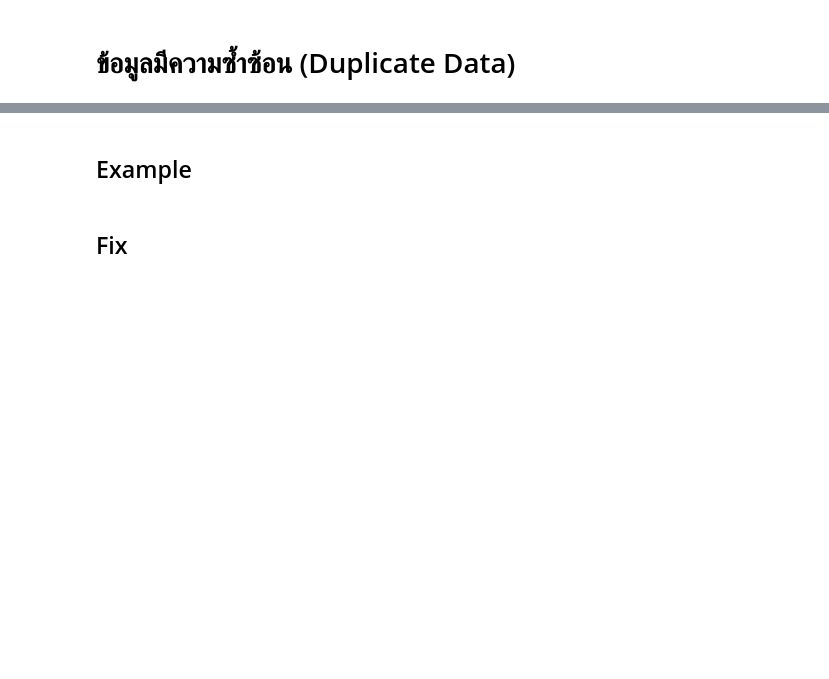
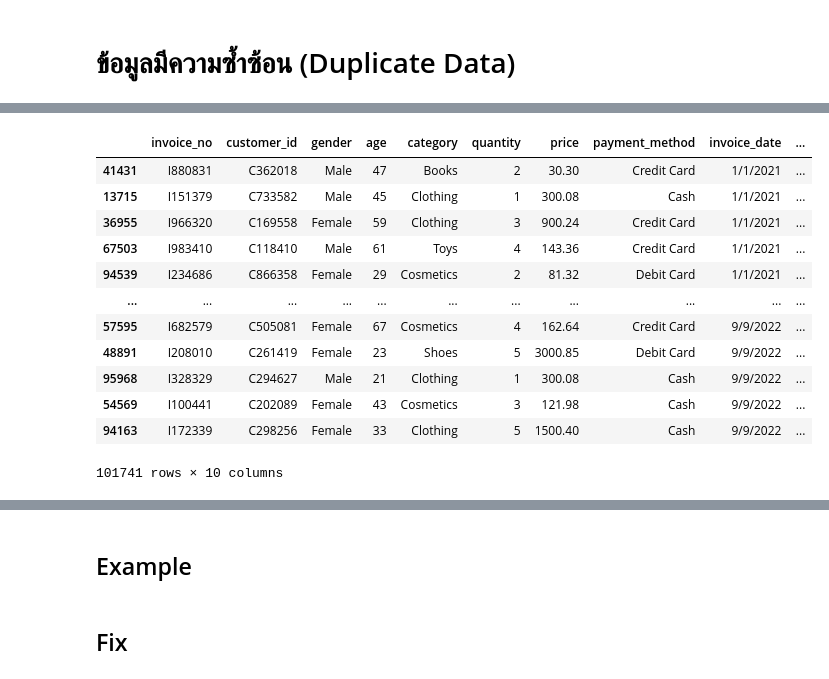
Before and after one commit to puttipongyy/BSC_DPDM23, a Jupyter notebook: Data_Preprocessing.ipynb, the cells around one changed output, grey strips where cells are left out. Saved outputs shown, nothing was run; the diff lists cells and outputs as text; code cells hidden in the pictures; blank space fills up the shorter version.

```diff
--- a/Data_Preprocessing.ipynb
+++ b/Data_Preprocessing.ipynb
@@ -249,0 +368,16 @@ quiz
+# %%
+new_shopping_dup.sort_values("invoice_date")
+# %% [output]
+|  | invoice_no | customer_id | gender | age | category | quantity | price | payment_method | invoice_date | ... |
+| 41431 | I880831 | C362018 | Male | 47 | Books | 2 | 30.30 | Credit Card | 1/1/2021 | ... |
+| 13715 | I151379 | C733582 | Male | 45 | Clothing | 1 | 300.08 | Cash | 1/1/2021 | ... |
+| 36955 | I966320 | C169558 | Female | 59 | Clothing | 3 | 900.24 | Credit Card | 1/1/2021 | ... |
+| 67503 | I983410 | C118410 | Male | 61 | Toys | 4 | 143.36 | Credit Card | 1/1/2021 | ... |
+| 94539 | I234686 | C866358 | Female | 29 | Cosmetics | 2 | 81.32 | Debit Card | 1/1/2021 | ... |
+| ... | ... | ... | ... | ... | ... | ... | ... | ... | ... | ... |
+| 57595 | I682579 | C505081 | Female | 67 | Cosmetics | 4 | 162.64 | Credit Card | 9/9/2022 | ... |
+| 48891 | I208010 | C261419 | Female | 23 | Shoes | 5 | 3000.85 | Debit Card | 9/9/2022 | ... |
+| 95968 | I328329 | C294627 | Male | 21 | Clothing | 1 | 300.08 | Cash | 9/9/2022 | ... |
+| 54569 | I100441 | C202089 | Female | 43 | Cosmetics | 3 | 121.98 | Cash | 9/9/2022 | ... |
+| 94163 | I172339 | C298256 | Female | 33 | Clothing | 5 | 1500.40 | Cash | 9/9/2022 | ... |
+101741 rows × 10 columns
```
Also changed, not shown: parts of 27 cells of this notebook.
